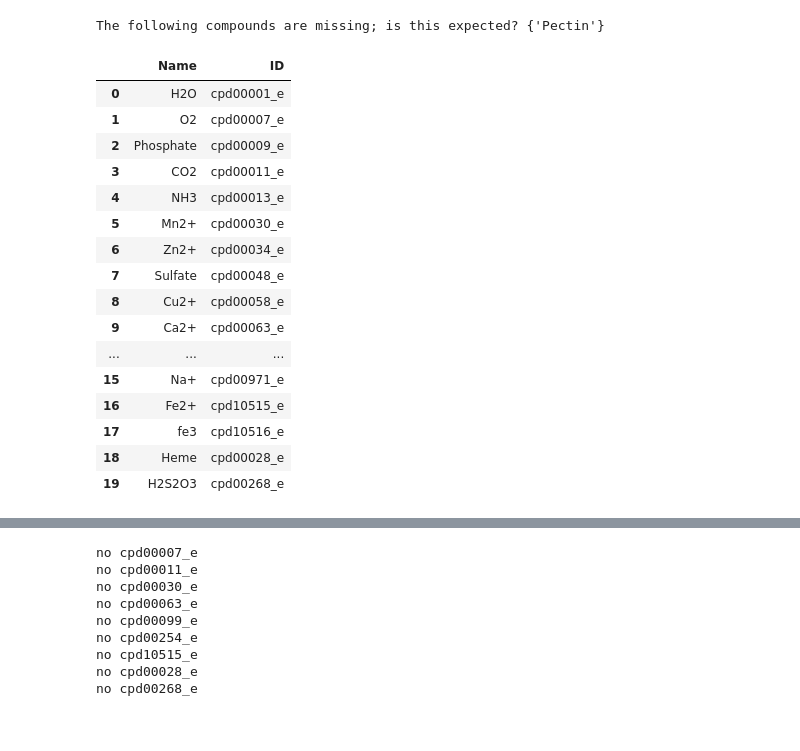
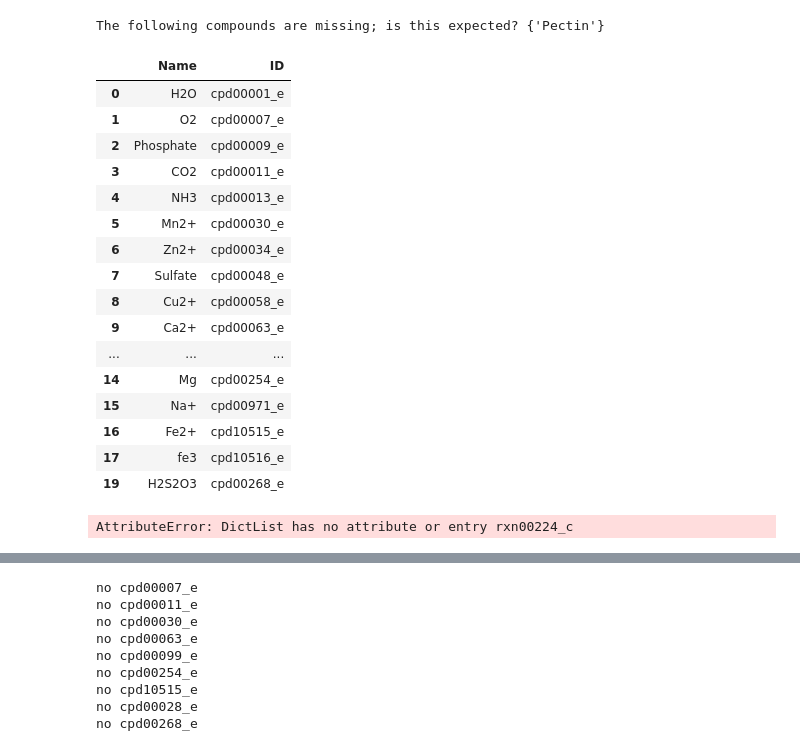
Before and after one commit to gregmedlock/psy_recon, a Jupyter notebook: bin/concise_gapfill.ipynb, the cells around one changed output, grey strips where cells are left out. Cells and saved outputs as stored; diff of their text form; code cells hidden in the pictures.

Commit message:
updated individual model extract from heme issue, responds to chhanges in carbon media

```diff
--- a/bin/concise_gapfill.ipynb
+++ b/bin/concise_gapfill.ipynb
@@ -73,25 +74,27 @@ The following compounds are missing; is this expected? {'Pectin'}
 # %%
 # Load the biolog data from Plata et al., Nature 2014
 from medusa.test import load_biolog_plata
 biolog_base_composition, biolog_base_dict, biolog_thresholded = load_biolog_plata()
+biolog_base_composition = biolog_base_composition.drop([18])
+
 biolog_base_composition
 # %% [output]
 |  | Name | ID |
 | 0 | H2O | cpd00001_e |
 | 1 | O2 | cpd00007_e |
 | 2 | Phosphate | cpd00009_e |
 | 3 | CO2 | cpd00011_e |
 | 4 | NH3 | cpd00013_e |
 | 5 | Mn2+ | cpd00030_e |
 | 6 | Zn2+ | cpd00034_e |
 | 7 | Sulfate | cpd00048_e |
 | 8 | Cu2+ | cpd00058_e |
 | 9 | Ca2+ | cpd00063_e |
 | ... | ... | ... |
+| 14 | Mg | cpd00254_e |
 | 15 | Na+ | cpd00971_e |
 | 16 | Fe2+ | cpd10515_e |
 | 17 | fe3 | cpd10516_e |
-| 18 | Heme | cpd00028_e |
 | 19 | H2S2O3 | cpd00268_e |
 # %%
 # load the universal reaction database
@@ -126,2 +129,6 @@ model.remove_reactions(['biomass_pto',
 #model.add_reaction(seed_draft.reactions.get_by_id('bio1').copy())
 #model.objective = 'bio1'
+# %%
+model.reactions.rxn00224_c
+# %% [output]
+AttributeError: DictList has no attribute or entry rxn00224_c
```
Also changed, not shown: parts of 24 cells of this notebook, 1 other file.
